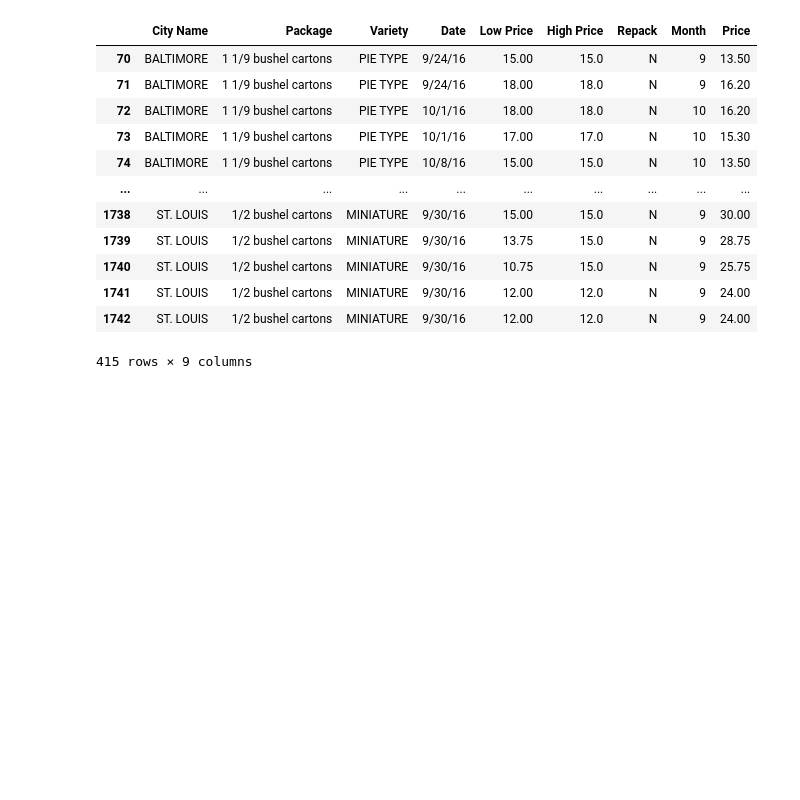
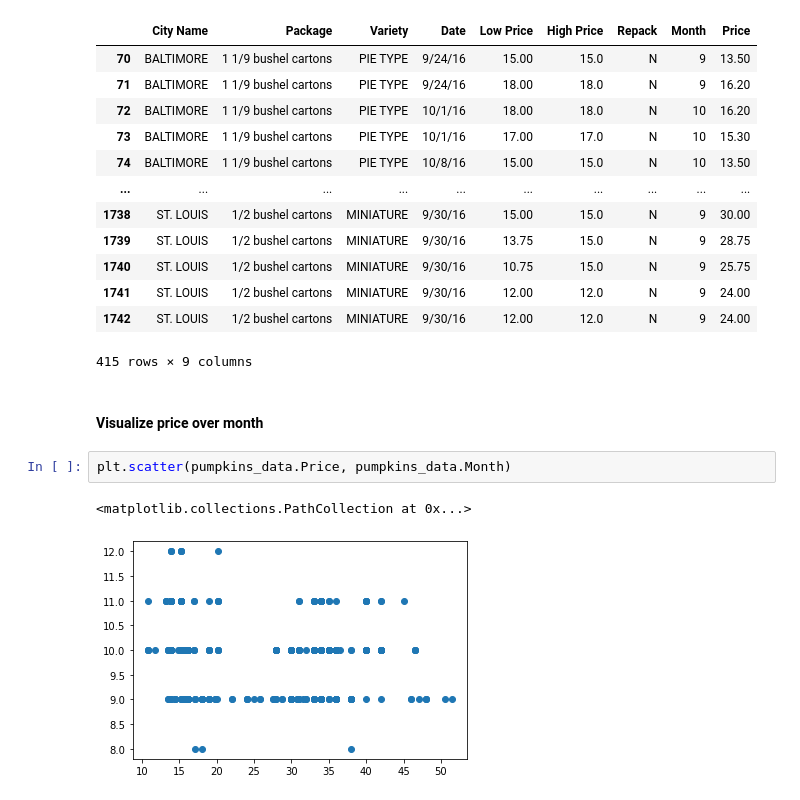
Before and after one commit to khqnn/machine-learning, a Jupyter notebook: regression/us pumpkins.ipynb, the cells around one changed output. Cells and saved outputs as stored; diff of their text form; blank space fills up the shorter version.

```diff
--- a/regression/us pumpkins.ipynb
+++ b/regression/us pumpkins.ipynb
@@ -125,3 +125,10 @@ pumpkins_data
 | 1741 | ST. LOUIS | 1/2 bushel cartons | MINIATURE | 9/30/16 | 12.00 | 12.0 | N | 9 | 24.00 |
 | 1742 | ST. LOUIS | 1/2 bushel cartons | MINIATURE | 9/30/16 | 12.00 | 12.0 | N | 9 | 24.00 |
 415 rows × 9 columns
+# %% [markdown]
+#### Visualize price over month
+# %%
+plt.scatter(pumpkins_data.Price, pumpkins_data.Month)
+# %% [output]
+<matplotlib.collections.PathCollection at 0x...>
+[figure, added]
```
Also changed, not shown: parts of 28 cells of this notebook, 1 other file.
